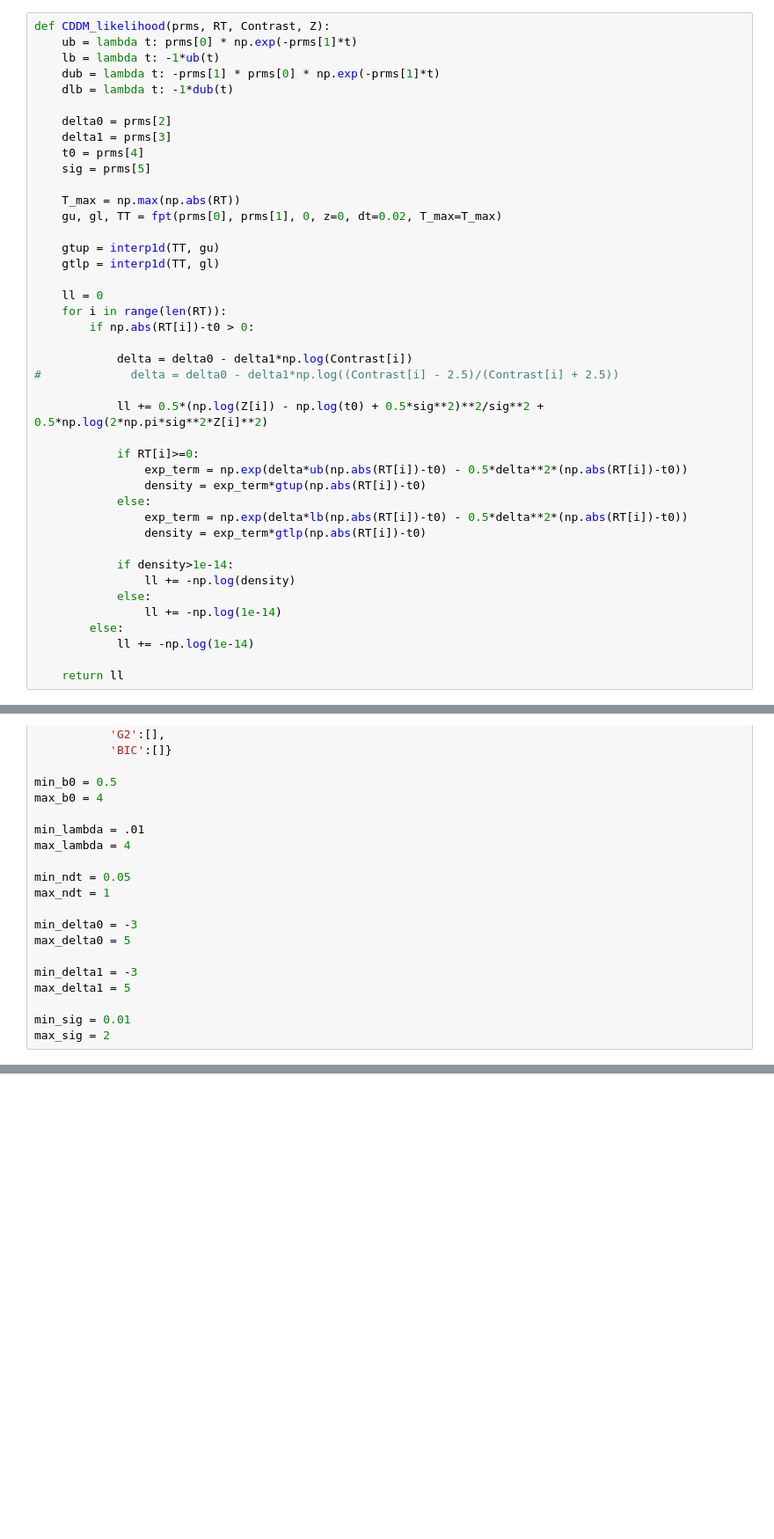
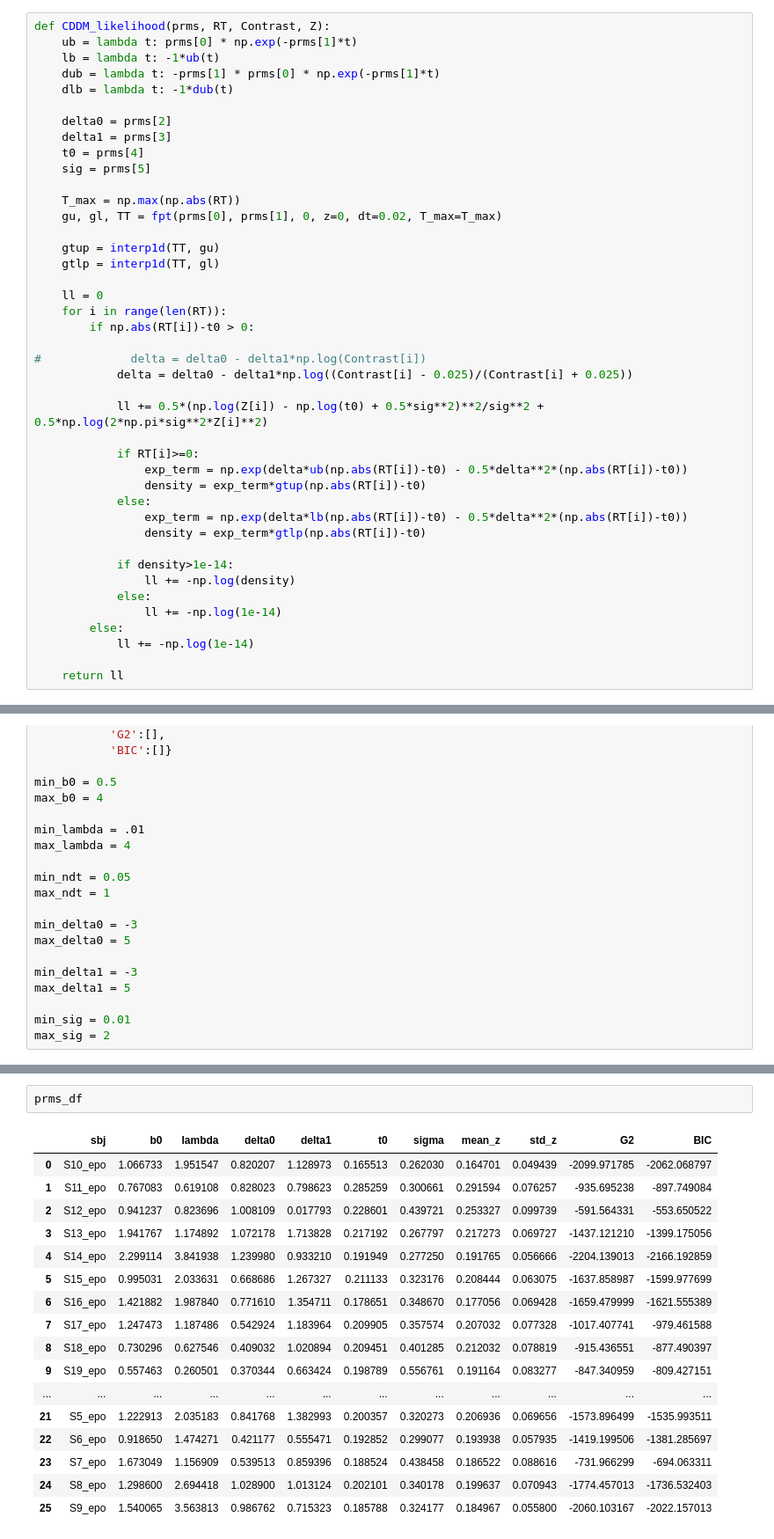
Before and after one commit to AmirHoseinHadian/CTDM_recovery, a Jupyter notebook: _Application/_Study1/04_Expnential.ipynb, the cells around one changed output, grey strips where cells are left out. Shown at 88% size. Drawn from its saved outputs; the diff is of its cells as text; blank space fills up the shorter version.

```diff
--- a/_Application/_Study1/04_Expnential.ipynb
+++ b/_Application/_Study1/04_Expnential.ipynb
@@ -80,8 +80,8 @@ def CDDM_likelihood(prms, RT, Contrast, Z):
     for i in range(len(RT)):
         if np.abs(RT[i])-t0 > 0:
 
-            delta = delta0 - delta1*np.log(Contrast[i])
-#             delta = delta0 - delta1*np.log((Contrast[i] - 2.5)/(Contrast[i] + 2.5))
+#             delta = delta0 - delta1*np.log(Contrast[i])
+            delta = delta0 - delta1*np.log((Contrast[i] - 0.025)/(Contrast[i] + 0.025))
 
             ll += 0.5*(np.log(Z[i]) - np.log(t0) + 0.5*sig**2)**2/sig**2 + 0.5*np.log(2*np.pi*sig**2*Z[i]**2)
 
@@ -201,0 +203,20 @@ prms_df.to_csv('_prms/exp_accuracy.csv', index=False)
+# %%
+prms_df
+# %% [output]
+|  | sbj | b0 | lambda | delta0 | delta1 | t0 | sigma | mean_z | std_z | G2 | BIC |
+| 0 | S10_epo | 1.066733 | 1.951547 | 0.820207 | 1.128973 | 0.165513 | 0.262030 | 0.164701 | 0.049439 | -2099.971785 | -2062.068797 |
+| 1 | S11_epo | 0.767083 | 0.619108 | 0.828023 | 0.798623 | 0.285259 | 0.300661 | 0.291594 | 0.076257 | -935.695238 | -897.749084 |
+| 2 | S12_epo | 0.941237 | 0.823696 | 1.008109 | 0.017793 | 0.228601 | 0.439721 | 0.253327 | 0.099739 | -591.564331 | -553.650522 |
+| 3 | S13_epo | 1.941767 | 1.174892 | 1.072178 | 1.713828 | 0.217192 | 0.267797 | 0.217273 | 0.069727 | -1437.121210 | -1399.175056 |
+| 4 | S14_epo | 2.299114 | 3.841938 | 1.239980 | 0.933210 | 0.191949 | 0.277250 | 0.191765 | 0.056666 | -2204.139013 | -2166.192859 |
+| 5 | S15_epo | 0.995031 | 2.033631 | 0.668686 | 1.267327 | 0.211133 | 0.323176 | 0.208444 | 0.063075 | -1637.858987 | -1599.977699 |
+| 6 | S16_epo | 1.421882 | 1.987840 | 0.771610 | 1.354711 | 0.178651 | 0.348670 | 0.177056 | 0.069428 | -1659.479999 | -1621.555389 |
+| 7 | S17_epo | 1.247473 | 1.187486 | 0.542924 | 1.183964 | 0.209905 | 0.357574 | 0.207032 | 0.077328 | -1017.407741 | -979.461588 |
+| 8 | S18_epo | 0.730296 | 0.627546 | 0.409032 | 1.020894 | 0.209451 | 0.401285 | 0.212032 | 0.078819 | -915.436551 | -877.490397 |
+| 9 | S19_epo | 0.557463 | 0.260501 | 0.370344 | 0.663424 | 0.198789 | 0.556761 | 0.191164 | 0.083277 | -847.340959 | -809.427151 |
+| ... | ... | ... | ... | ... | ... | ... | ... | ... | ... | ... | ... |
+| 21 | S5_epo | 1.222913 | 2.035183 | 0.841768 | 1.382993 | 0.200357 | 0.320273 | 0.206936 | 0.069656 | -1573.896499 | -1535.993511 |
+| 22 | S6_epo | 0.918650 | 1.474271 | 0.421177 | 0.555471 | 0.192852 | 0.299077 | 0.193938 | 0.057935 | -1419.199506 | -1381.285697 |
+| 23 | S7_epo | 1.673049 | 1.156909 | 0.539513 | 0.859396 | 0.188524 | 0.438458 | 0.186522 | 0.088616 | -731.966299 | -694.063311 |
+| 24 | S8_epo | 1.298600 | 2.694418 | 1.028900 | 1.013124 | 0.202101 | 0.340178 | 0.199637 | 0.070943 | -1774.457013 | -1736.532403 |
+| 25 | S9_epo | 1.540065 | 3.563813 | 0.986762 | 0.715323 | 0.185788 | 0.324177 | 0.184967 | 0.055800 | -2060.103167 | -2022.157013 |
```
Also changed, not shown: parts of 5 cells of this notebook, 3 other files.
